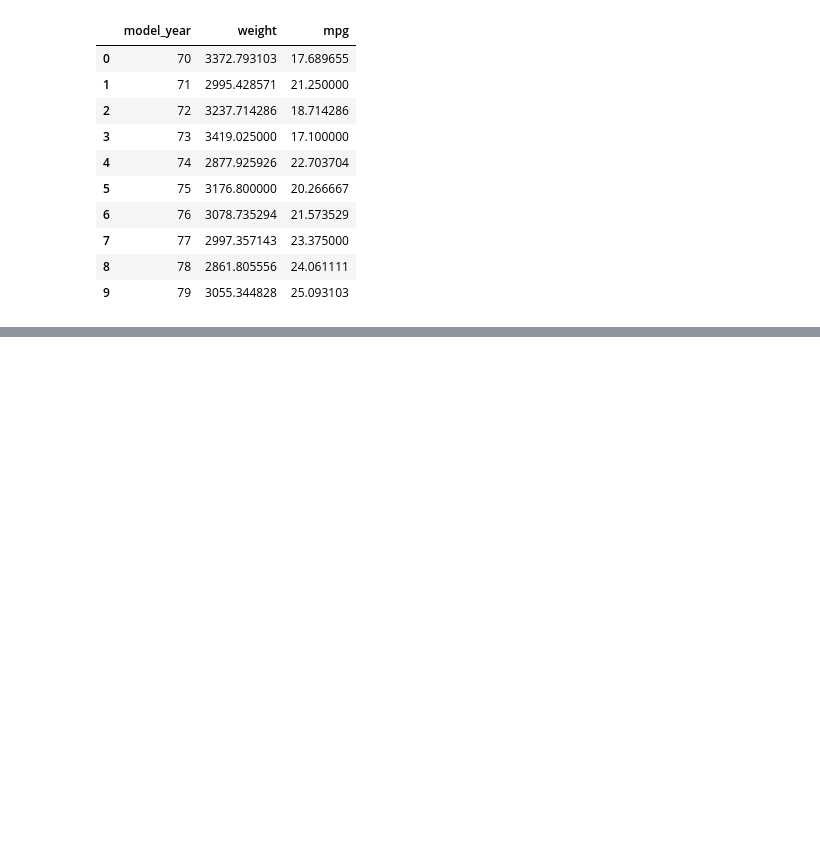
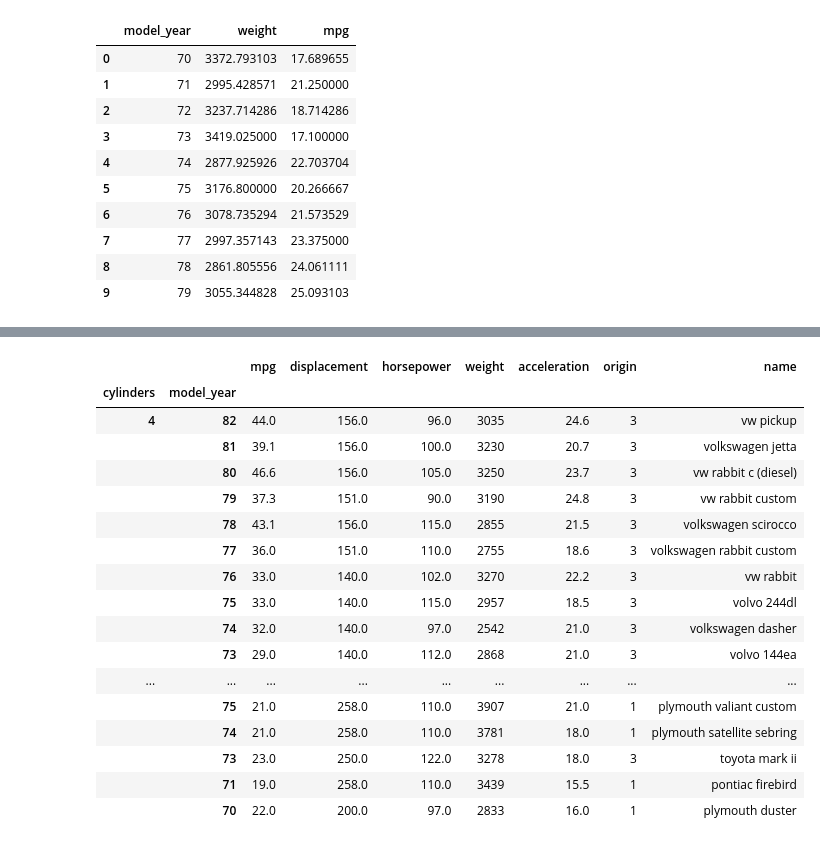
Before and after one commit to pythonai250824/02.04.2025, a Jupyter notebook: pd_lesson6.ipynb, the cells around one changed output, grey strips where cells are left out. Drawn from its saved outputs; the diff is of its cells as text; code cells hidden in the pictures; blank space fills up the shorter version.

```diff
--- a/pd_lesson6.ipynb
+++ b/pd_lesson6.ipynb
@@ -181,0 +340,31 @@ display(groups[groups['model_year'] < 80])
+# %%
+df = pd.read_csv("mpg.csv")
+
+df['horsepower'] = pd.to_numeric(df['horsepower'], errors='coerce')
+
+df.groupby(['cylinders', 'model_year']).max()  # ideal-original
+
+df.groupby(['model_year', 'cylinders']).max().swaplevel()  # not nice groups
+
+df.groupby(['model_year', 'cylinders']).max().swaplevel().sort_index(level=['cylinders', 'model_year'])  # like original
+
+df.groupby(['model_year', 'cylinders']).max().swaplevel().sort_index(level=['cylinders', 'model_year'], ascending=[True, False]).loc[[4, 6]]
+# %% [output]
+|  |  | mpg | displacement | horsepower | weight | acceleration | origin | name |
+| cylinders | model_year |  |  |  |  |  |  |  |
+| 4 | 82 | 44.0 | 156.0 | 96.0 | 3035 | 24.6 | 3 | vw pickup |
+|  | 81 | 39.1 | 156.0 | 100.0 | 3230 | 20.7 | 3 | volkswagen jetta |
+|  | 80 | 46.6 | 156.0 | 105.0 | 3250 | 23.7 | 3 | vw rabbit c (diesel) |
+|  | 79 | 37.3 | 151.0 | 90.0 | 3190 | 24.8 | 3 | vw rabbit custom |
+|  | 78 | 43.1 | 156.0 | 115.0 | 2855 | 21.5 | 3 | volkswagen scirocco |
+|  | 77 | 36.0 | 151.0 | 110.0 | 2755 | 18.6 | 3 | volkswagen rabbit custom |
+|  | 76 | 33.0 | 140.0 | 102.0 | 3270 | 22.2 | 3 | vw rabbit |
+|  | 75 | 33.0 | 140.0 | 115.0 | 2957 | 18.5 | 3 | volvo 244dl |
+|  | 74 | 32.0 | 140.0 | 97.0 | 2542 | 21.0 | 3 | volkswagen dasher |
+|  | 73 | 29.0 | 140.0 | 112.0 | 2868 | 21.0 | 3 | volvo 144ea |
+| ... | ... | ... | ... | ... | ... | ... | ... | ... |
+|  | 75 | 21.0 | 258.0 | 110.0 | 3907 | 21.0 | 1 | plymouth valiant custom |
+|  | 74 | 21.0 | 258.0 | 110.0 | 3781 | 18.0 | 1 | plymouth satellite sebring |
+|  | 73 | 23.0 | 250.0 | 122.0 | 3278 | 18.0 | 3 | toyota mark ii |
+|  | 71 | 19.0 | 258.0 | 110.0 | 3439 | 15.5 | 1 | pontiac firebird |
+|  | 70 | 22.0 | 200.0 | 97.0 | 2833 | 16.0 | 1 | plymouth duster |
```
Also changed, not shown: parts of 16 cells of this notebook.
